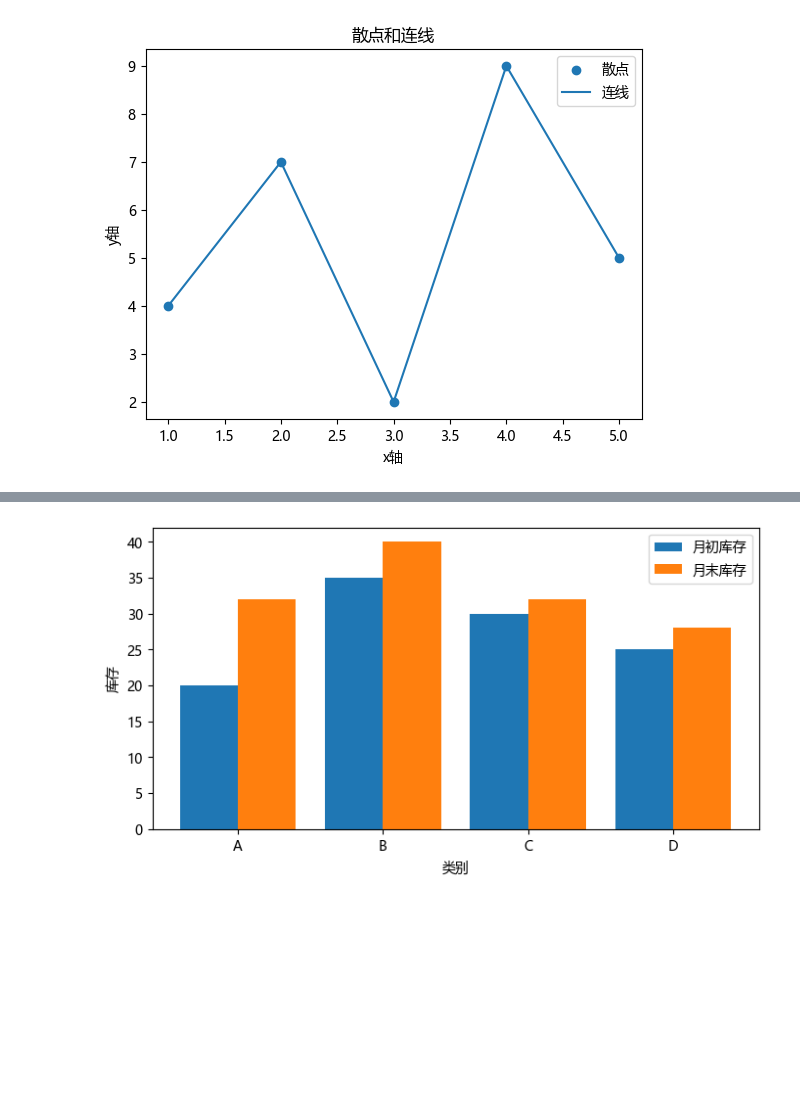
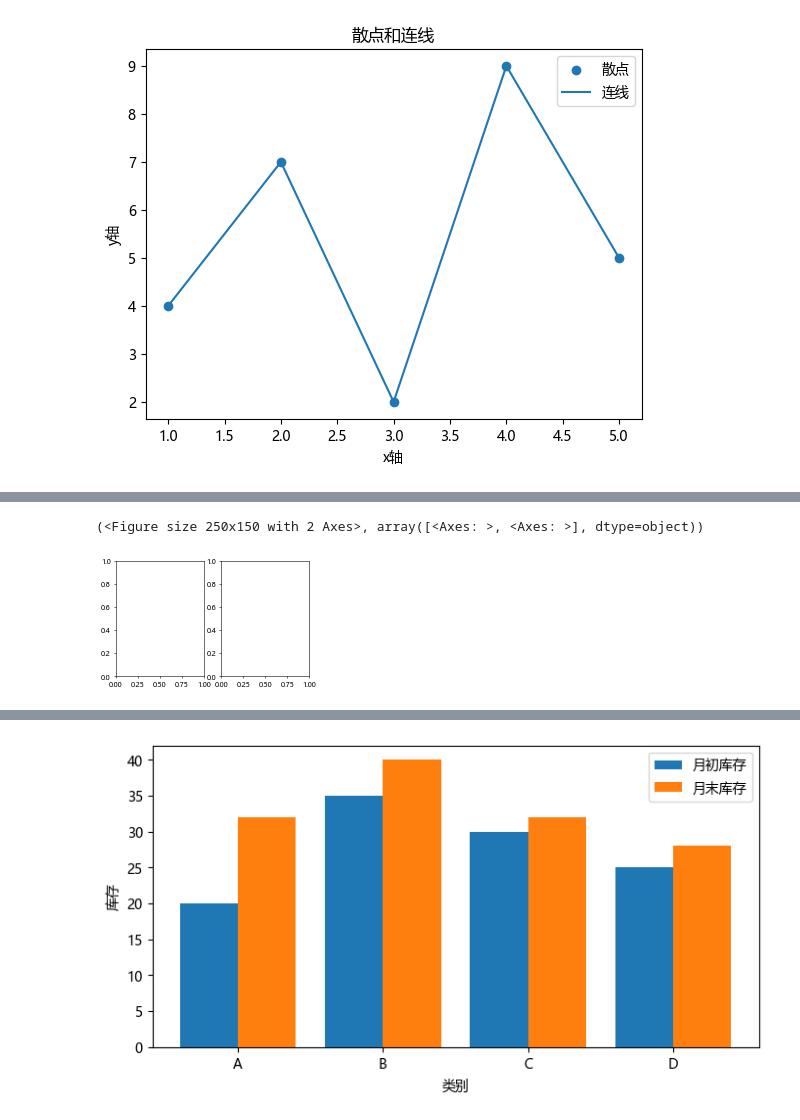
Before and after one commit to lcgong/tgbabook1-notebooks, a Jupyter notebook: ch08/0802_matplotlib.ipynb, the cells around one changed output, grey strips where cells are left out. Saved outputs shown, nothing was run; the diff lists cells and outputs as text; code cells hidden in the pictures; blank space fills up the shorter version.

```diff
--- a/ch08/0802_matplotlib.ipynb
+++ b/ch08/0802_matplotlib.ipynb
@@ -27,0 +46,5 @@ Text(0, 0.5, 'y轴')
+# %%
+plt.subplots(1, 2, figsize=(5, 3), dpi=50)
+# %% [output]
+(<Figure size 250x150 with 2 Axes>, array([<Axes: >, <Axes: >], dtype=object))
+[figure, added]
```
Also changed, not shown: parts of 8 cells of this notebook, 6 other files.
